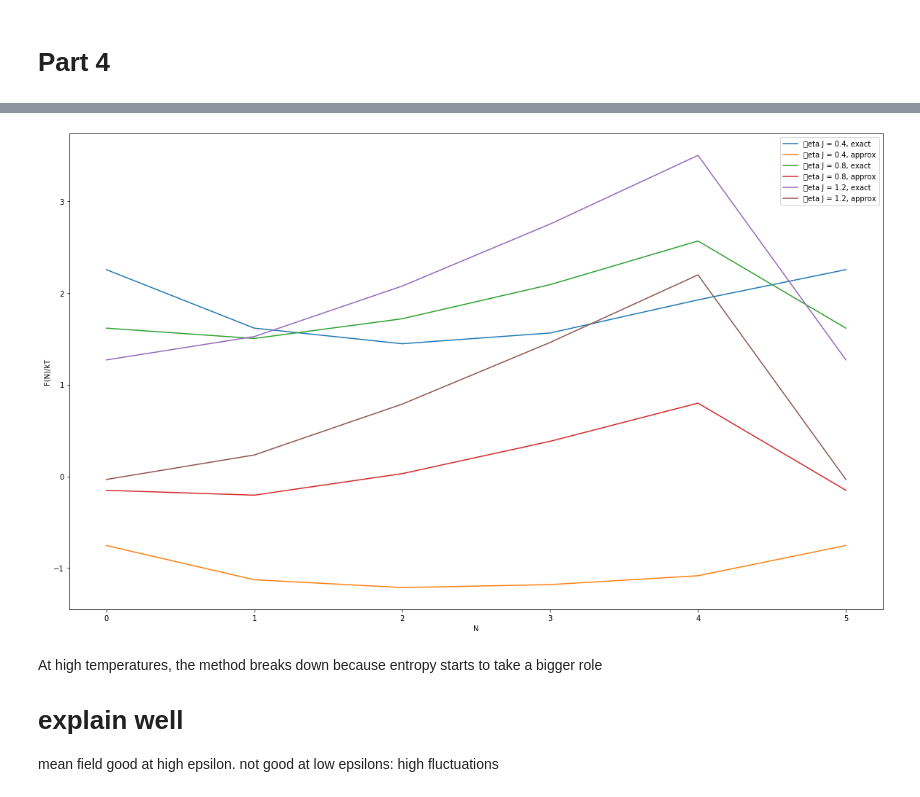
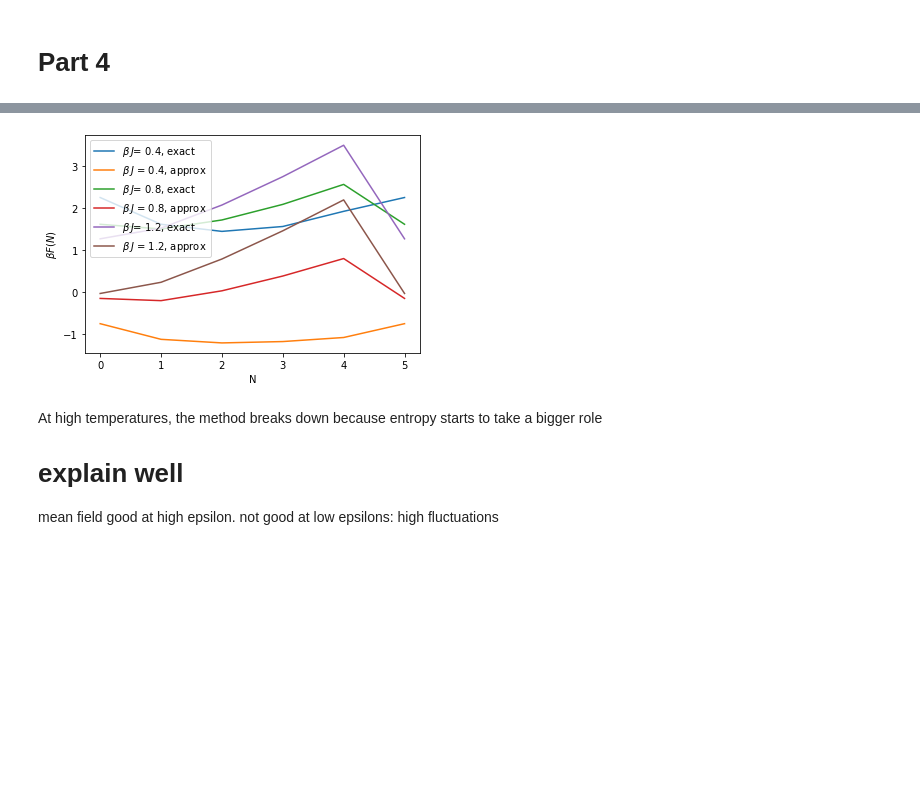
Before and after one commit to martagonzalvo/che164, a Jupyter notebook: 164Project_v2.ipynb, the cells around one changed output, grey strips where cells are left out. Saved outputs shown, nothing was run; the diff lists cells and outputs as text; code cells hidden in the pictures; blank space fills up the shorter version.

```diff
--- a/164Project_v2.ipynb
+++ b/164Project_v2.ipynb
@@ -244,33 +246,28 @@ plt.ylabel('P(N)');
 # %%
-#Defining epsilon values
-eps_filled = np.linspace(0.01,0.05, 5)
-eps_empty = np.linspace(0.4,0.5, 5)
+#Defining constant values
+J_rt = 1.198
+eps_filled = np.linspace(0.01,0.15, 5)
+eps_empty = np.linspace(0.25,0.7, 5)
 
 #Filled
 for eps in eps_filled:
     plt.plot(macrostates, all_probs(eps, J_rt));
-
-plt.title('Filled tube occupancy, low water-tube interaction. $\epsilon$ < 0.05')
+plt.title(r'Filled tube occupancy, low water-tube interaction penalty. $\beta \, \epsilon < 0.1\, \beta \,J$')
 plt.xlabel('N');
 plt.ylabel('P(N)');
 plt.show()
 
 #Bistable
-#for eps in eps_bistable:
-    #plt.plot(macrostates, all_probs(eps_bistable, J_rt));
 plt.plot(macrostates, all_probs(J_rt/10, J_rt))
-plt.title('Bistable tube occupancy, medium water-tube interaction.$\epsilon = \, J \, / \, 10$  ')
+plt.title(r'Bistable tube occupancy, medium water-tube interaction penalty. $\beta \, \epsilon = 0.1 \, \beta \, J $  ')
 plt.xlabel('N');
 plt.ylabel('P(N)');
 plt.show()
 
-
-
 #Empty
 for eps in eps_empty:
     plt.plot(macrostates, all_probs(eps, J_rt));
-
-plt.title('Empty tube occupancy, high water-tube interaction. $\epsilon$ > 0.4')
+plt.title(r'Empty tube occupancy, high water-tube interaction penalty. $\beta \, \epsilon > 0.1\, \beta \,J$')
 plt.xlabel('N');
 plt.ylabel('P(N)');
 # %% [output]
@@ -329,7 +328,7 @@ for N in macrostates:
     plt.figure()
     plt.contourf(J_mesh, ep_mesh, P)
     plt.title('P (N={})'.format(N))
-    plt.xlabel('J')
-    plt.ylabel('$\epsilon$')
+    plt.xlabel(r'$\beta \, J$')
+    plt.ylabel(r'$\beta \, \epsilon$')
     plt.colorbar()
 # %% [output]
@@ -383,11 +370,0 @@ Calculating necessary data. It is commented so that it doesn't run again when I
-# %%
-eps_part3 = np.linspace(0, 0.5, 100)
-J_part3 = np.linspace(0, 2, 100)
-ep_mesh, J_mesh = np.meshgrid(eps_part3, J_part3)
-
-start = time.time()
-peak_info = []
-for eps, Js in zip(ep_mesh, J_mesh):
-    for ep, J in zip(eps,Js):
-        peaks = find_peaks(ep,J)
-        peak_info.append(peaks)
@@ -708,13 +588,13 @@ def approx_probs(eps, J, L=5, microstates=microstates()):
     return all_probs
 # %%
 for J in J_part1:
-    plt.plot(macrostates, free_energy(J/10, J), label='\beta J = {}, exact'.format(J));
-    plt.plot(macrostates, -np.log(approx_probs(J/10, J)), label='\beta J = {}, approx'.format(J))
+    plt.plot(macrostates, free_energy(J/10, J), label= r'$\beta \, J $= {}, exact'.format(J));
+    plt.plot(macrostates, -np.log(approx_probs(J/10, J)), label= r'$\beta  \,J$ = {}, approx'.format(J))
 plt.legend();
 plt.xlabel('N');
-plt.ylabel('F(N)/kT');
+plt.ylabel(r'$\beta F(N)$');
 # %% [output]
-[figure, old version]
+[figure, new version]
 # %% [markdown]
 At high temperatures, the method breaks down because entropy starts to take a bigger role
 # explain well
```
Also changed, not shown: parts of 49 cells of this notebook.
